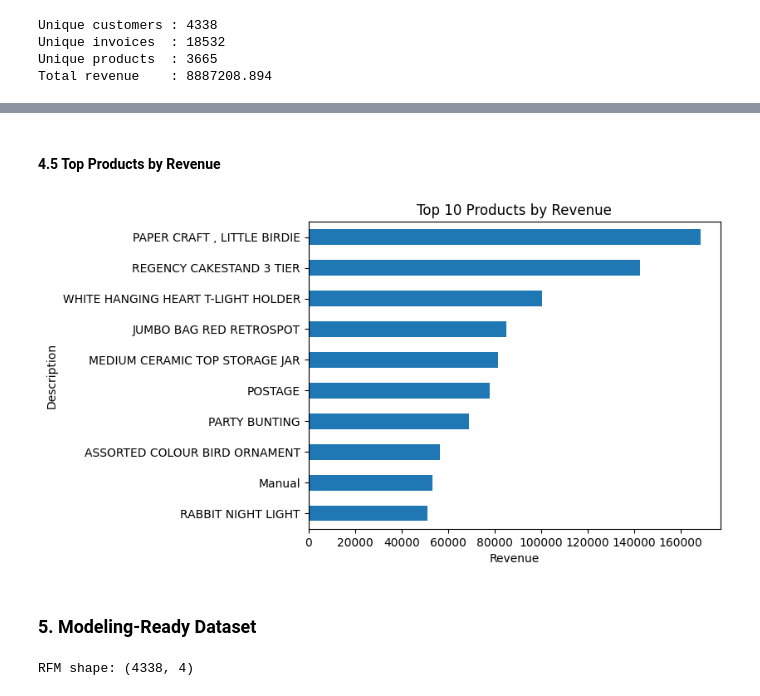
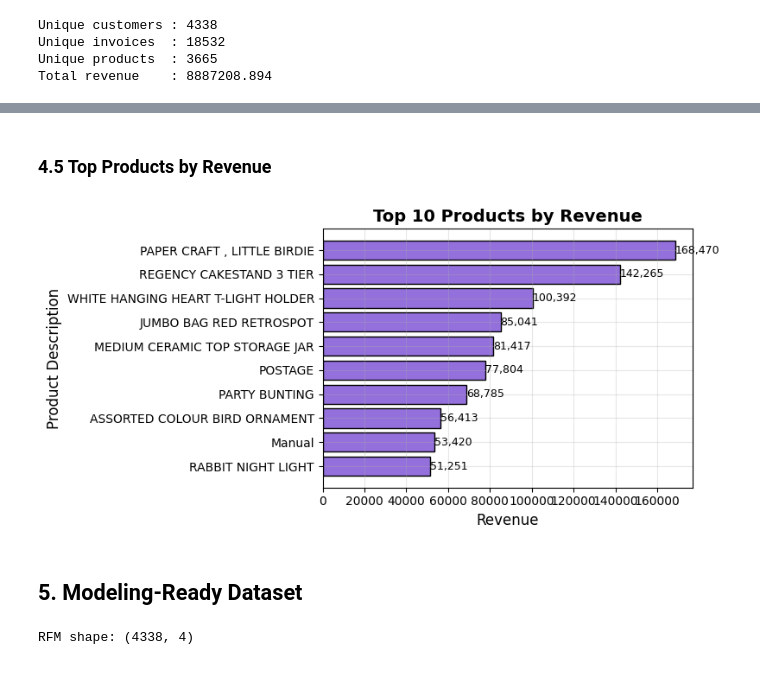
Before and after one commit to Chirag0455/MSc_Data_Science_Project, a Jupyter notebook: DS_Project_Chirag.ipynb, the cells around one changed output, grey strips where cells are left out. Drawn from its saved outputs; the diff is of its cells as text; code cells hidden in the pictures.

```diff
--- a/DS_Project_Chirag.ipynb
+++ b/DS_Project_Chirag.ipynb
@@ -65 +67,12 @@ Loaded shape: (541909, 8)
+# %%
+import matplotlib.pyplot as plt
+
+plt.rcParams["figure.figsize"] = (10, 6)
+plt.rcParams["axes.titlesize"] = 14
+plt.rcParams["axes.labelsize"] = 12
+plt.rcParams["xtick.labelsize"] = 10
+plt.rcParams["ytick.labelsize"] = 10
+plt.rcParams["legend.fontsize"] = 10
+plt.rcParams["axes.grid"] = True
+plt.rcParams["grid.alpha"] = 0.3
 # %% [markdown]
@@ -266,10 +279,19 @@ Total revenue    : 8887208.894
 # %%
 top_countries = df["Country"].value_counts().head(10)
 
-plt.figure()
-top_countries.plot(kind="bar")
-plt.title("Top 10 Countries by Number of Transactions")
+plt.figure(figsize=(8, 4))
+bars = plt.bar(top_countries.index, top_countries.values, color="steelblue", edgecolor="black")
+
+plt.title("Top 10 Countries by Number of Transactions", fontweight="bold")
 plt.xlabel("Country")
-plt.ylabel("Transactions")
+plt.ylabel("Number of Transactions")
+plt.xticks(rotation=45, ha="right")
+
+for bar in bars:
+    height = bar.get_height()
+    plt.text(bar.get_x() + bar.get_width()/2, height, f"{int(height)}",
+             ha="center", va="bottom", fontsize=9)
+
+plt.tight_layout()
 plt.show()
 # %% [output]
@@ -308,22 +372,32 @@ plt.show()
 # %% [markdown]
-#### 4.5 Top Products by Revenue
+### 4.5 Top Products by Revenue
 # %%
 top_products = (
     df.groupby("Description")["TotalPrice"]
       .sum()
       .sort_values(ascending=False)
       .head(10)
+      .sort_values()
 )
 
-plt.figure()
-top_products.sort_values().plot(kind="barh")
-plt.title("Top 10 Products by Revenue")
+plt.figure(figsize=(8, 4))
+bars = plt.barh(top_products.index, top_products.values, color="mediumpurple", edgecolor="black")
+
+plt.title("Top 10 Products by Revenue", fontweight="bold")
 plt.xlabel("Revenue")
+plt.ylabel("Product Description")
+
+for bar in bars:
+    width = bar.get_width()
+    plt.text(width, bar.get_y() + bar.get_height()/2, f"{width:,.0f}",
+             va="center", ha="left", fontsize=9)
+
+plt.tight_layout()
 plt.show()
 # %% [output]
-[figure, old version]
+[figure, new version]
 # %% [markdown]
-### 5. Modeling-Ready Dataset
+## 5. Modeling-Ready Dataset
 # %%
 # Reference date (1 day after last purchase)
 ref_date = df["InvoiceDate"].max() + pd.Timedelta(days=1)
```
Also changed, not shown: parts of 40 cells of this notebook.
